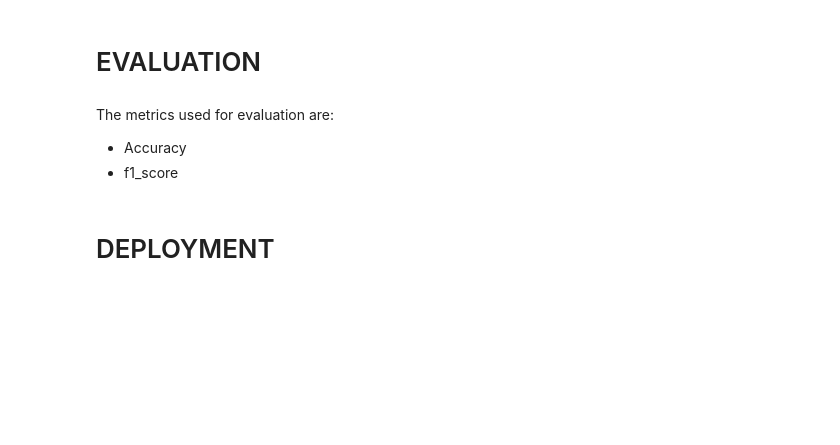
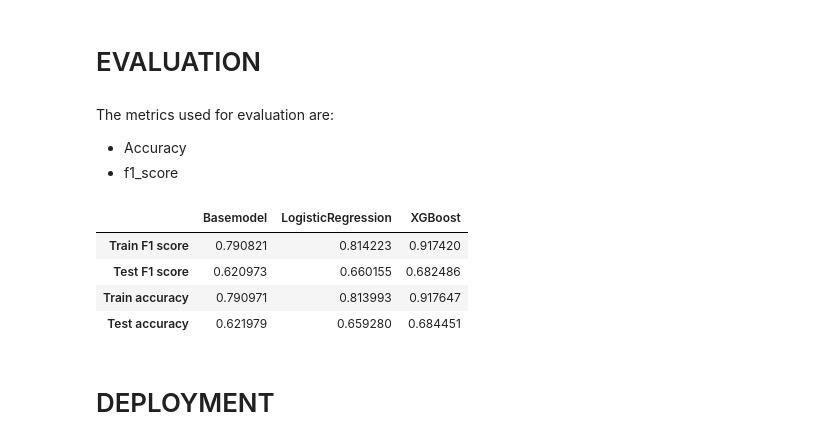
Before and after one commit to EKiplimo/NLP_Sentiment_Analysis, a Jupyter notebook: notebook.ipynb, the cells around one changed output. Cells and saved outputs as stored; diff of their text form; code cells hidden in the pictures; blank space fills up the shorter version.

Commit message:
Modelling, some evaluation

```diff
--- a/notebook.ipynb
+++ b/notebook.ipynb
@@ -646,0 +644,6 @@ score(SVM)
+# %%
+# MultinomialNB  with smote
+
+baseline_model = MultinomialNB()
+
+nb_classifier = baseline_model.fit(X_train_smote, y_train_smote)
@@ -646,0 +655,4 @@ score(SVM)
+# %%
+# Logistic Regression tuned with smote
+tuned_lr_smote = LogisticRegression(max_iter=1000,C=1)
+logreg = tuned_lr_smote.fit(X_train_smote, y_train_smote)
@@ -646,0 +661,4 @@ score(SVM)
+# %%
+from xgboost import XGBClassifier
+xgb_model = XGBClassifier(max_depth = 6,objective = 'multi:softmax', n_estimators = 1000,eval_metric='mlogloss')
+xgb_model.fit(X_train_vectorized, y_train)
@@ -650,5 +679,36 @@ score(SVM)
 The metrics used for evaluation are:
 - Accuracy
 - f1_score
+# %%
+# Scoring
+def score(model,test_y=y_test,test_x=X_test_vectorized,train_y=y_train,train_x=X_train_vectorized):
+    """This function outputs the f1 score and accuracy for the models"""
+    y_pred = model.predict(test_x)
+    f1_train = f1_score(train_y,model.predict(train_x),average="weighted")
+    f1_test = f1_score(test_y,y_pred,average="weighted")
+
+    test_accuracy = accuracy_score(test_y,y_pred)
+    train_accuracy = accuracy_score(train_y,model.predict(train_x))
+    return {
+        "Train F1 score": f1_train,
+        "Test F1 score": f1_test,
+        "Train accuracy": train_accuracy,
+        "Test accuracy": test_accuracy
+    }
+# %%
+# Placing all the models in a dataframe to view  their scores
+
+df = pd.DataFrame()
+df["Basemodel"] = score(baseline_model).values()
+df["LogisticRegression"] = score(logreg).values()
+df["XGBoost"] = score(xgb_model).values()
+df.index = ['Train F1 score', 'Test F1 score','Train accuracy','Test accuracy']
+df
+# %% [output]
+|  | Basemodel | LogisticRegression | XGBoost |
+| Train F1 score | 0.790821 | 0.814223 | 0.917420 |
+| Test F1 score | 0.620973 | 0.660155 | 0.682486 |
+| Train accuracy | 0.790971 | 0.813993 | 0.917647 |
+| Test accuracy | 0.621979 | 0.659280 | 0.684451 |
 # %% [markdown]
 # DEPLOYMENT
```
Also changed, not shown: parts of 20 cells of this notebook.
